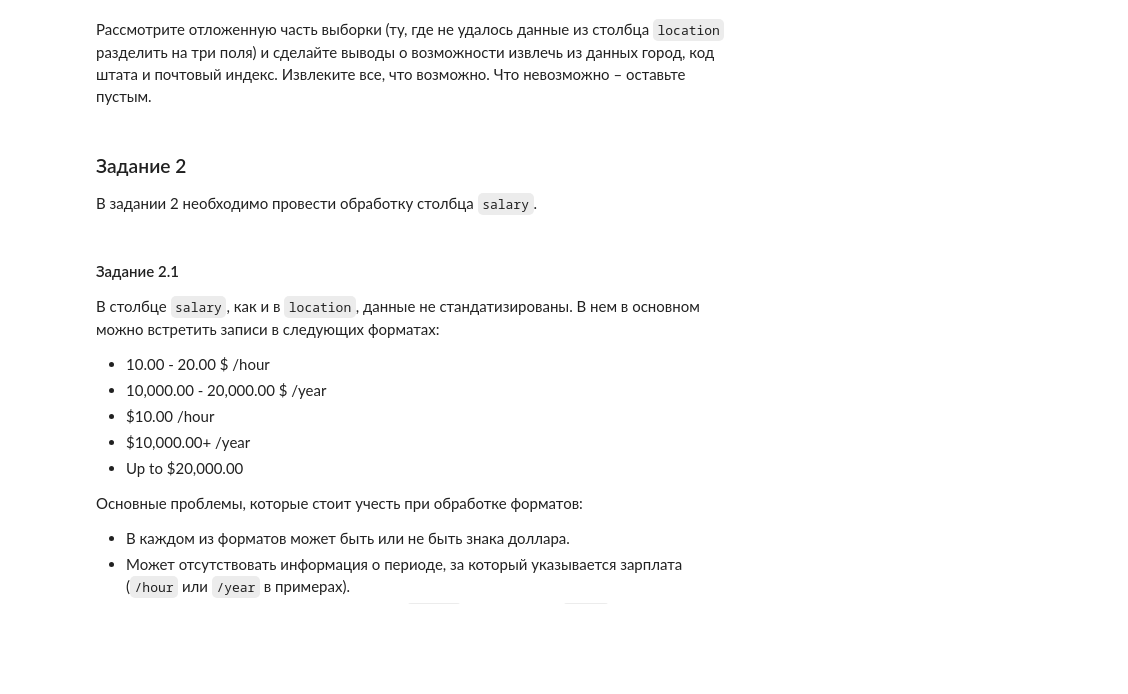
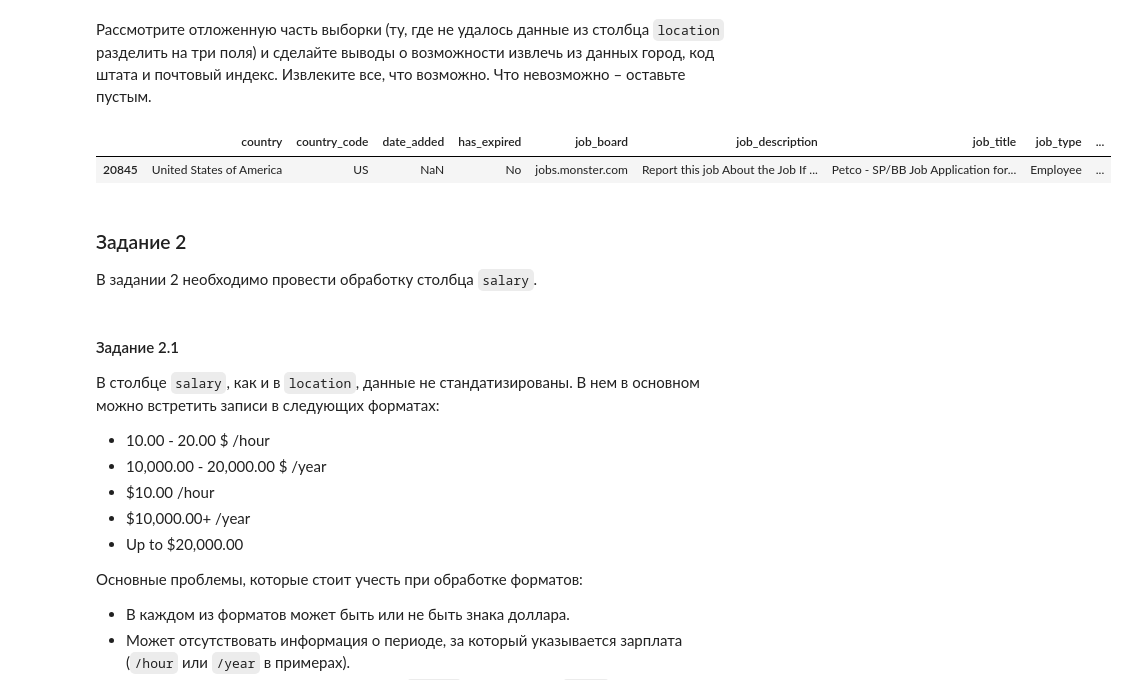
Before and after one commit to Sap-Artem/visualization_lab3, a Jupyter notebook: lab3.ipynb, the cells around one changed output. Cells and saved outputs as stored; diff of their text form; code cells hidden in the pictures; blank space fills up the shorter version.

```diff
--- a/lab3.ipynb
+++ b/lab3.ipynb
@@ -267,0 +266,22 @@ memory usage: 2.1+ MB
+# %%
+patterns = {
+    'city_state_zip': r'^([\w\s]+),\s*(\w{2})\s*(\d{5})$',
+    'city_state': r'^([\w\s]+),\s*(\w{2})$',
+    'city_zip': r'^([\w\s]+)\s*(\d{5})$',
+    'state_zip': r'^(\w{2})\s*(\d{5})$',
+    'only_city': r'^([\w\s]+)$',
+    'only_state': r'^(\w{2})$',
+    'only_zip': r'^(\d{5})$'
+}
+
+data['format'] = ''
+
+for index, row in data.iterrows():
+    for format_name, pattern in patterns.items():
+        match = re.match(pattern, row['location'])
+        if match:
+            data.at[index, 'format'] = format_name
+            break
+    else:
+        data.at[index, 'format'] = 'unknown'
+print(data['format'].value_counts())
@@ -277,0 +334,14 @@ memory usage: 2.1+ MB
+# %%
+extracted_data = pd.DataFrame(index=data.index, columns=['city', 'state', 'zip_code'])
+for index, row in data.iterrows():
+    for pattern_name, pattern in patterns.items():
+        match = re.match(pattern, row['location'])
+        if match:
+            groups = match.groups()
+            extracted_data.loc[index, 'city'] = groups[0] if len(groups) > 0 else None
+            extracted_data.loc[index, 'state'] = groups[1] if len(groups) > 1 else None
+            extracted_data.loc[index, 'zip_code'] = groups[2] if len(groups) > 2 else None
+            break
+extracted_data['zip_code'] = pd.to_numeric(extracted_data['zip_code'], errors='coerce').astype('Int32')
+data[['city', 'state', 'zip_code']] = extracted_data
+data.head()
@@ -282,3 +357,8 @@ memory usage: 2.1+ MB
+# %%
+data[data['format'] == 'unknown'].sample()
+# %% [output]
+|  | country | country_code | date_added | has_expired | job_board | job_description | job_title | job_type | ... |
+| 20845 | United States of America | US | NaN | No | jobs.monster.com | Report this job About the Job If ... | Petco - SP/BB Job Application for... | Employee | ... |
 # %% [markdown]
 ### Задание 2
 
```
Also changed, not shown: parts of 7 cells of this notebook.
